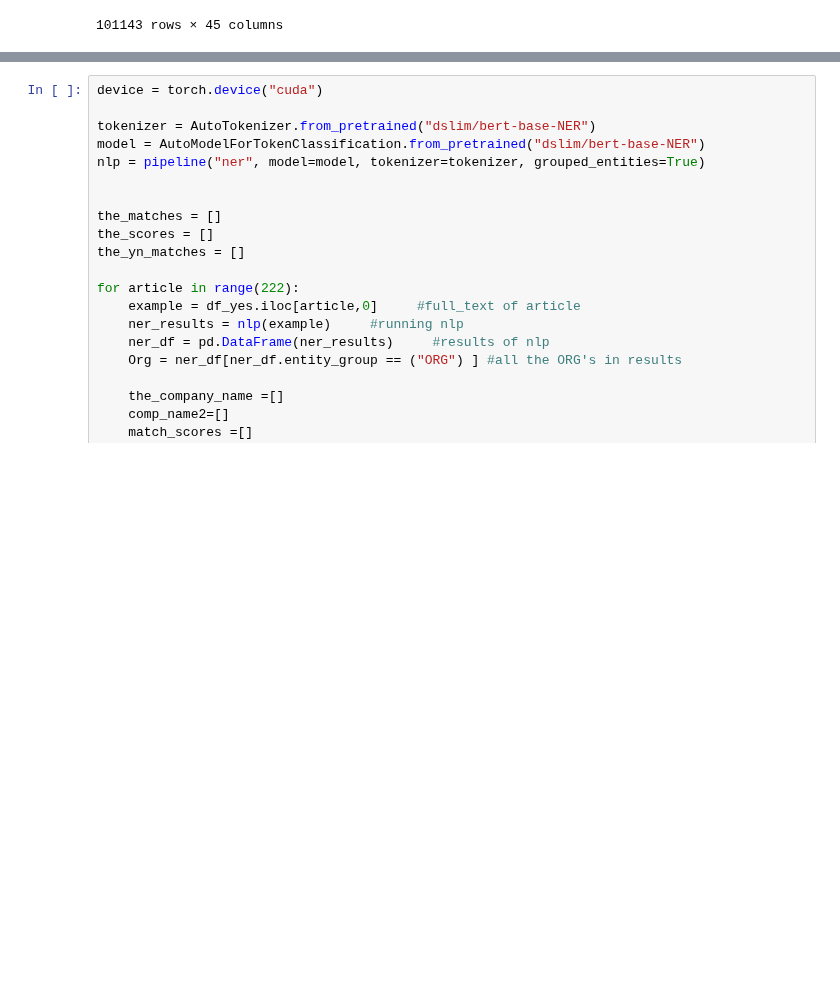
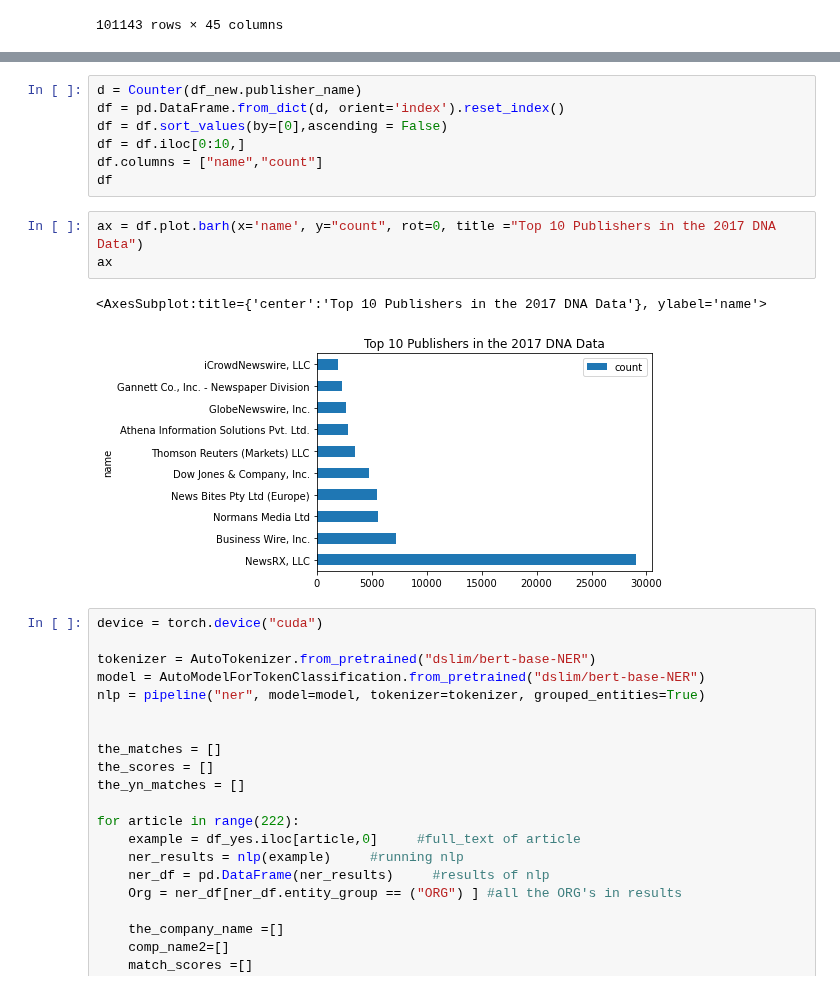
Before and after one commit to DSPG-Young-Scholars-Program/dspg21binn, a Jupyter notebook: src/classification/akilesh/07-15-21_NER.ipynb, the cells around one changed output, grey strips where cells are left out. Saved outputs shown, nothing was run; the diff lists cells and outputs as text; blank space fills up the shorter version.

```diff
--- a/src/classification/akilesh/07-15-21_NER.ipynb
+++ b/src/classification/akilesh/07-15-21_NER.ipynb
@@ -74,3 +97,16 @@ Counter({'NewsRX, LLC': 29018,
+# %%
+d = Counter(df_new.publisher_name)
+df = pd.DataFrame.from_dict(d, orient='index').reset_index()
+df = df.sort_values(by=[0],ascending = False)
+df = df.iloc[0:10,]
+df.columns = ["name","count"]
+df
+# %%
+ax = df.plot.barh(x='name', y="count", rot=0, title ="Top 10 Publishers in the 2017 DNA Data")
+ax
+# %% [output]
+<AxesSubplot:title={'center':'Top 10 Publishers in the 2017 DNA Data'}, ylabel='name'>
+[figure, added]
 # %%
 device = torch.device("cuda")
 
```
Also changed, not shown: parts of 6 cells of this notebook, 5 other files.
